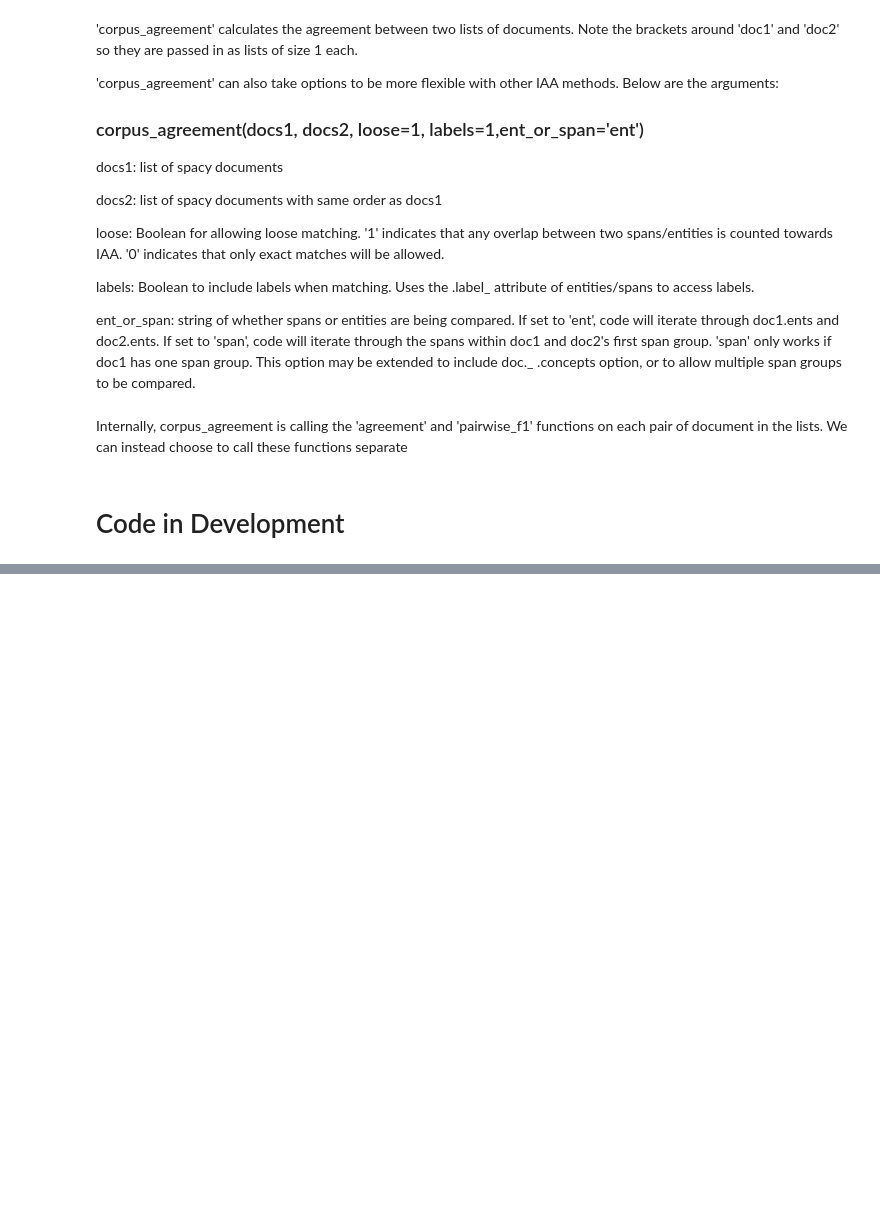
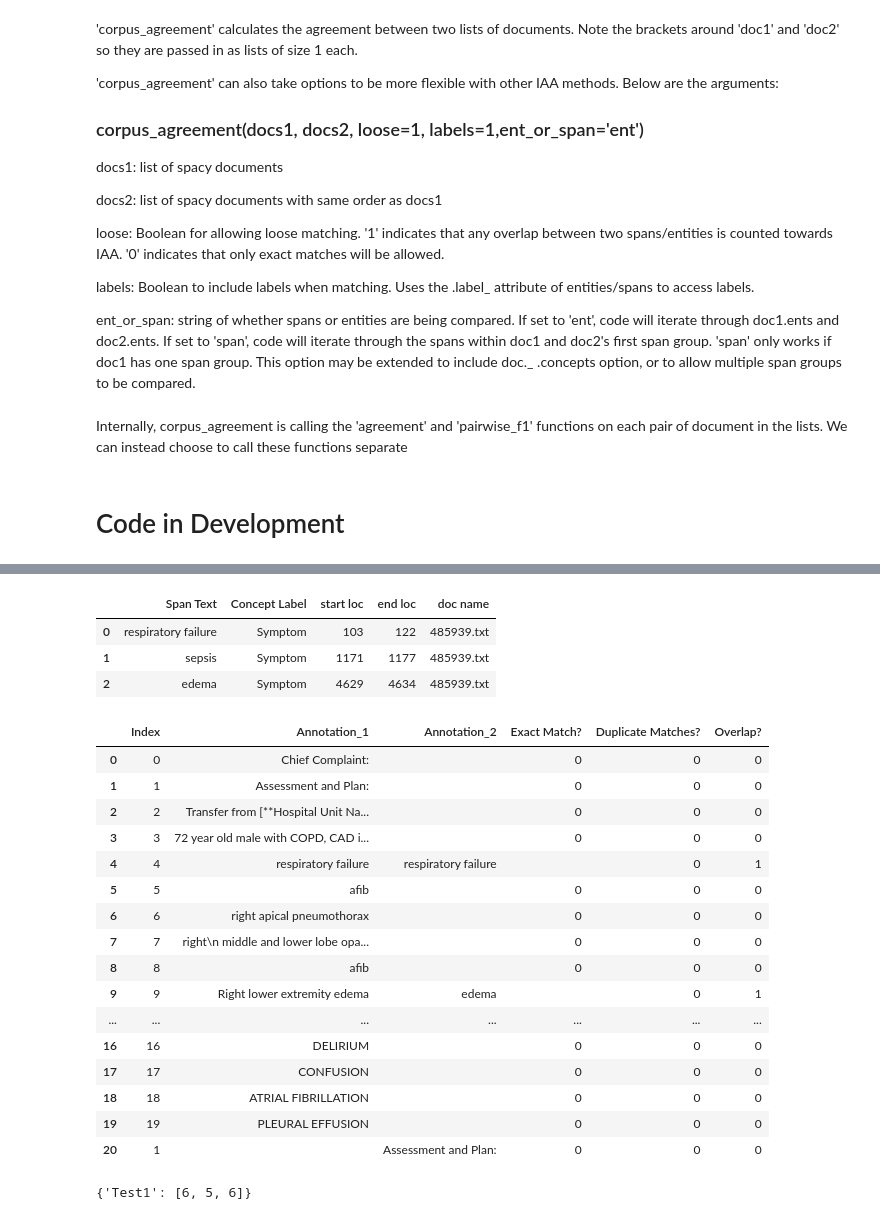
Before and after one commit to medspacy/medspacy_annotations, a Jupyter notebook: notebooks/IAA-John-Development.ipynb, the cells around one changed output, grey strips where cells are left out. Cells and saved outputs as stored; diff of their text form; code cells hidden in the pictures; blank space fills up the shorter version.

Commit message:
Added base functionality for annotation comparison dataframe.

```diff
--- a/notebooks/IAA-John-Development.ipynb
+++ b/notebooks/IAA-John-Development.ipynb
@@ -471,0 +475,36 @@ IAA.corpus_agreement(john_df,mengke_df,loose=0)
+# %%
+john_df_doc1 = john_df[john_df['doc name'] == '485939.txt']
+mengke_df_doc1 = mengke_df[mengke_df['doc name'] == '485939.txt']
+mengke_df_doc1
+# %% [output]
+|  | Span Text | Concept Label | start loc | end loc | doc name |
+| 0 | respiratory failure | Symptom | 103 | 122 | 485939.txt |
+| 1 | sepsis | Symptom | 1171 | 1177 | 485939.txt |
+| 2 | edema | Symptom | 4629 | 4634 | 485939.txt |
+# %%
+dicts = IAA.df_overlaps(john_df_doc1,mengke_df_doc1)
+create_agreement_df(dicts[0],dicts[1],john_df_doc1,mengke_df_doc1)
+# %% [output]
+|  | Index | Annotation_1 | Annotation_2 | Exact Match? | Duplicate Matches? | Overlap? |
+| 0 | 0 | Chief Complaint: |  | 0 | 0 | 0 |
+| 1 | 1 | Assessment and Plan: |  | 0 | 0 | 0 |
+| 2 | 2 | Transfer from [**Hospital Unit Na... |  | 0 | 0 | 0 |
+| 3 | 3 | 72 year old male with COPD, CAD i... |  | 0 | 0 | 0 |
+| 4 | 4 | respiratory failure | respiratory failure |  | 0 | 1 |
+| 5 | 5 | afib |  | 0 | 0 | 0 |
+| 6 | 6 | right apical pneumothorax |  | 0 | 0 | 0 |
+| 7 | 7 | right\n middle and lower lobe opa... |  | 0 | 0 | 0 |
+| 8 | 8 | afib |  | 0 | 0 | 0 |
+| 9 | 9 | Right lower extremity edema | edema |  | 0 | 1 |
+| ... | ... | ... | ... | ... | ... | ... |
+| 16 | 16 | DELIRIUM |  | 0 | 0 | 0 |
+| 17 | 17 | CONFUSION |  | 0 | 0 | 0 |
+| 18 | 18 | ATRIAL FIBRILLATION |  | 0 | 0 | 0 |
+| 19 | 19 | PLEURAL EFFUSION |  | 0 | 0 | 0 |
+| 20 | 1 |  | Assessment and Plan: | 0 | 0 | 0 |
+# %%
+test_dict = {"Test1" : [4,5,6]}
+test_dict["Test1"][0] += 2
+test_dict
+# %% [output]
+{'Test1': [6, 5, 6]}
```
Also changed, not shown: parts of 3 cells of this notebook, 1 other file.
